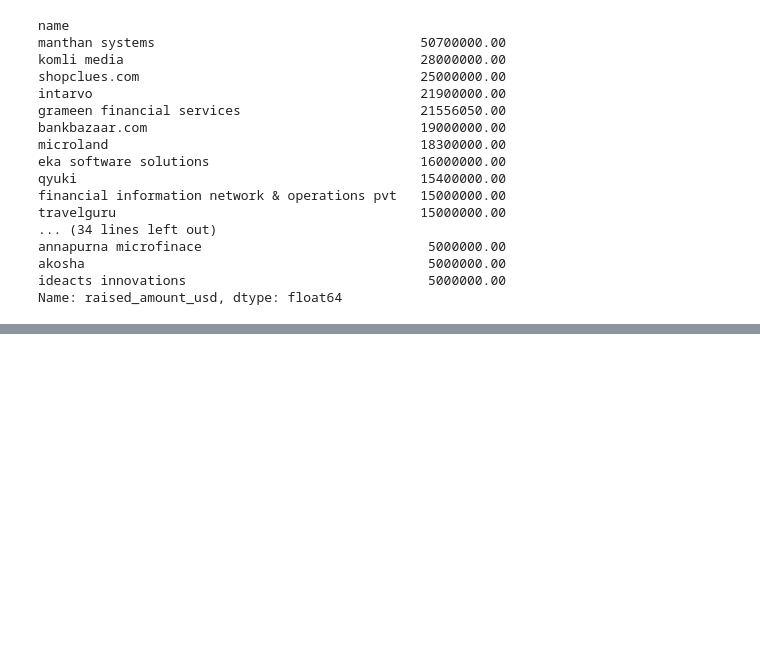
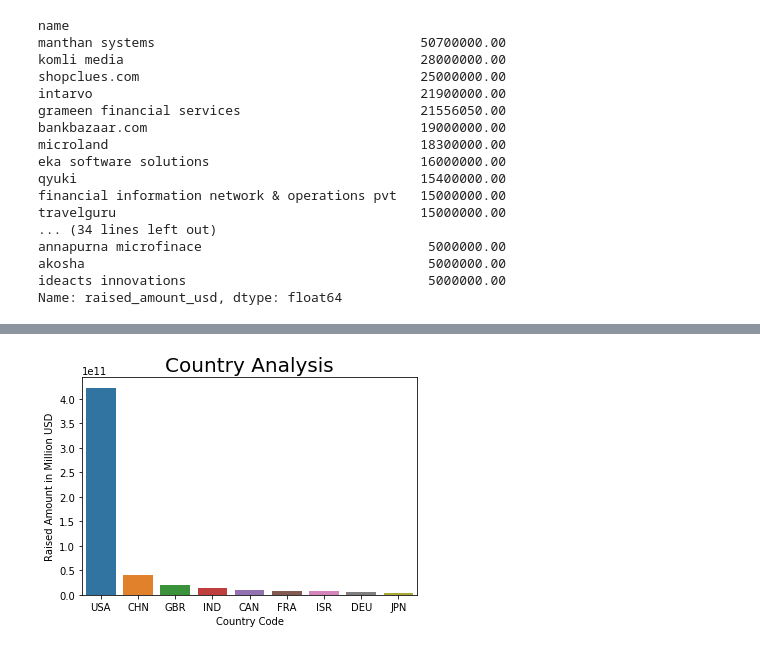
Before and after one commit to anushkaparadkar/Investment-Analysis-Assignment, a Jupyter notebook: Investment Analysis.ipynb, the cells around one changed output, grey strips where cells are left out. Drawn from its saved outputs; the diff is of its cells as text; code cells hidden in the pictures; blank space fills up the shorter version.

```diff
--- a/Investment Analysis.ipynb
+++ b/Investment Analysis.ipynb
@@ -666,0 +711,9 @@ Name: raised_amount_usd, dtype: float64
+# %%
+# A plot showing the top 9 countries against the total amount of investments of funding type FT.
+graph2=sns.barplot(x='country_code', y='raised_amount_usd', data=top9)
+graph2.set(xlabel='Country Code', ylabel='Raised Amount in Million USD')
+graph2.set_title('Country Analysis',fontsize =20)
+
+plt.show()
+# %% [output]
+[figure, added]
```
Also changed, not shown: parts of 11 cells of this notebook, 2 other files.
